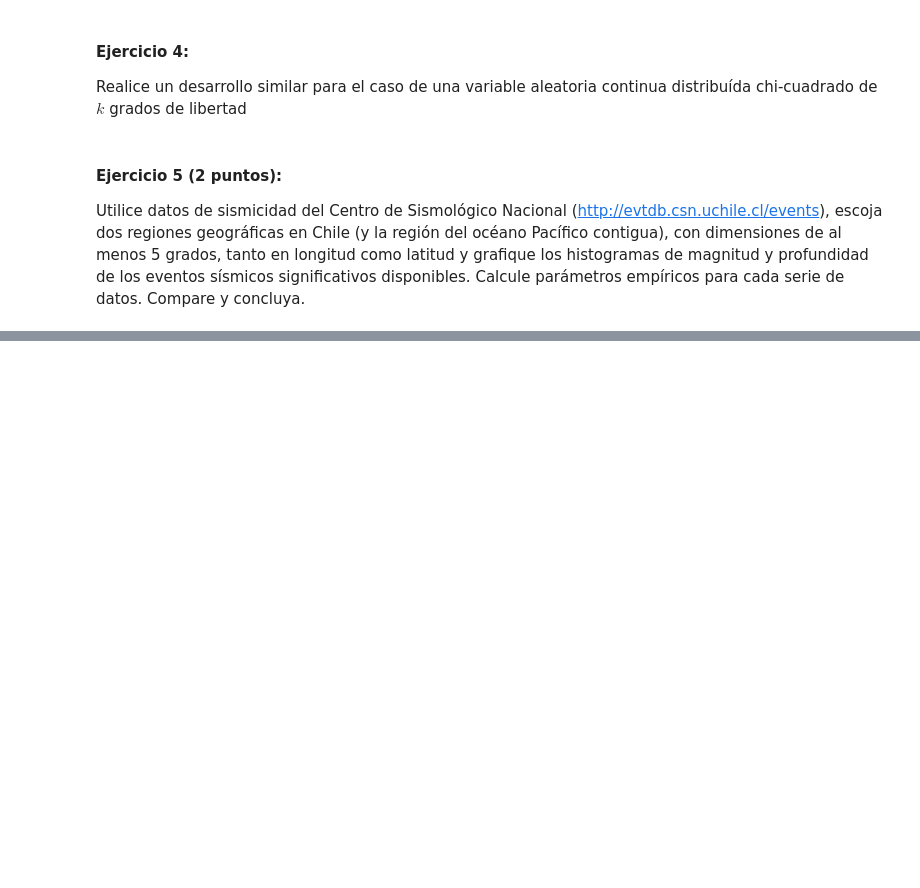
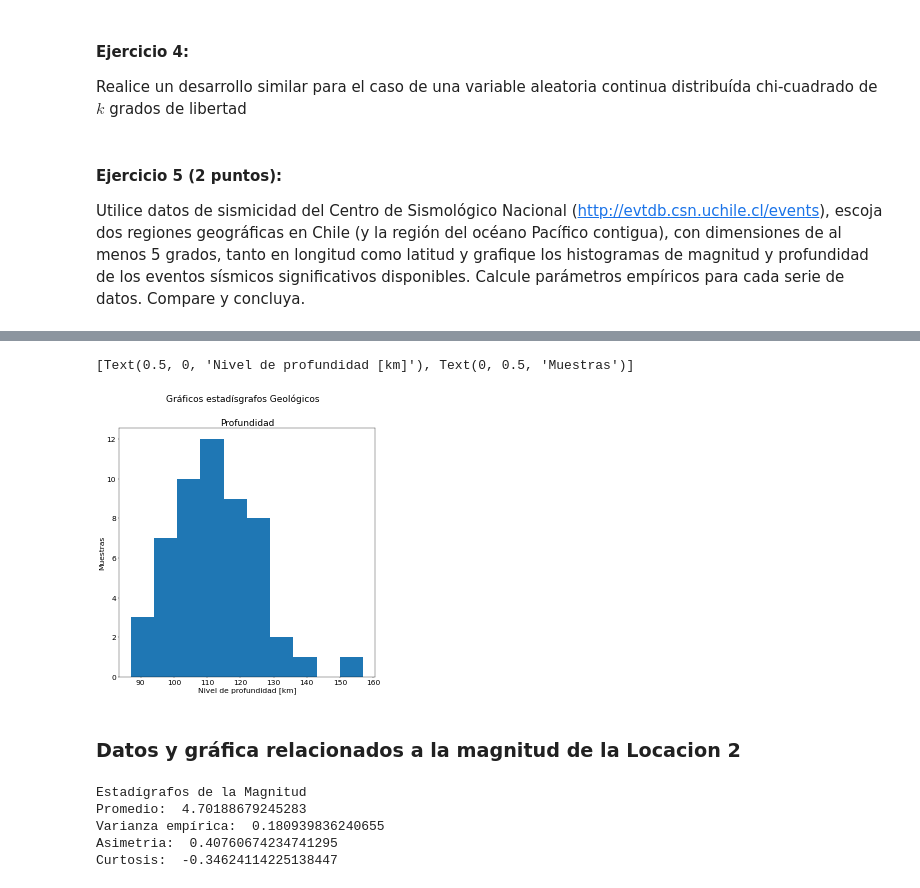
Before and after one commit to estebantejeda/INFO274, a Jupyter notebook: lab2/Laboratorio2.ipynb, the cells around one changed output, grey strips where cells are left out. Drawn from its saved outputs; the diff is of its cells as text; code cells hidden in the pictures; blank space fills up the shorter version.

```diff
--- a/lab2/Laboratorio2.ipynb
+++ b/lab2/Laboratorio2.ipynb
@@ -441,0 +462,2 @@ Utilice datos de sismicidad del Centro de Sismológico Nacional (http://evtdb.cs
+# %%
+data2 = data[(data.Latitud<-22)&(data.Latitud>-23)&(data.Longitud<-68)&(data.Longitud>-69)]
@@ -441,0 +544,27 @@ Utilice datos de sismicidad del Centro de Sismológico Nacional (http://evtdb.cs
+# %%
+fig, ax = plt.subplots(1, 1,figsize=(11, 11),dpi=30)
+fig.suptitle('Gráficos estadísgrafos Geológicos')
+ax.hist(data2.Profundidad)
+ax.set_title('Profundidad')
+ax.set(xlabel='Nivel de profundidad [km]', ylabel='Muestras')
+# %% [output]
+[Text(0.5, 0, 'Nivel de profundidad [km]'), Text(0, 0.5, 'Muestras')]
+[figure, added]
+# %% [markdown]
+### Datos y gráfica relacionados a la magnitud de la Locacion 2
+# %%
+promedio_l22 = sum(data2.Magnitud)/data2.shape[0]
+var_emp_l22 = sum((data2.Magnitud - promedio_l22)*(data2.Magnitud-promedio_l22))/data2.shape[0]
+asim_l22 = stats.skew(data2.Magnitud)
+curtos_l22 = stats.kurtosis(data2.Magnitud)
+print("Estadígrafos de la Magnitud")
+print("Promedio: ",promedio_l22)
+print("Varianza empírica: ",var_emp_l22)
+print("Asimetria: ",asim_l22)
+print("Curtosis: ",curtos_l22)
+# %% [output]
+Estadígrafos de la Magnitud
+Promedio:  4.70188679245283
+Varianza empírica:  0.180939836240655
+Asimetria:  0.40760674234741295
+Curtosis:  -0.34624114225138447
```
Also changed, not shown: parts of 28 cells of this notebook, 1 other file.
